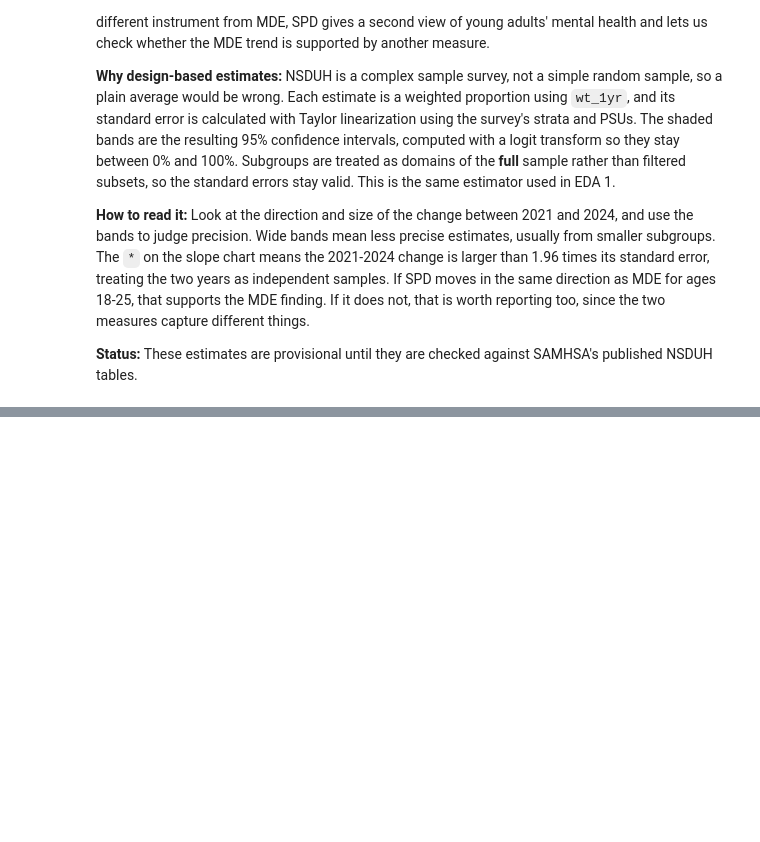
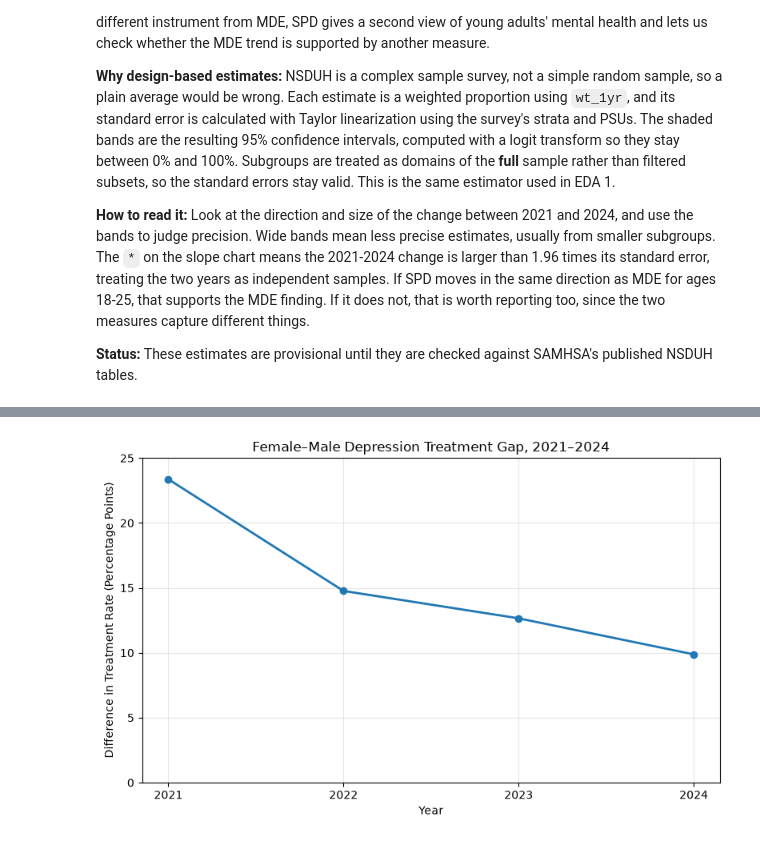
Before and after one commit to caitlinbui/Mental-Health-Post-Covid-Analysis-Project, a Jupyter notebook: Data_Cleaning.ipynb, the cells around one changed output, grey strips where cells are left out. Cells and saved outputs as stored; diff of their text form; code cells hidden in the pictures; blank space fills up the shorter version.

```diff
--- a/Data_Cleaning.ipynb
+++ b/Data_Cleaning.ipynb
@@ -1276,0 +1286,23 @@ group
+# %%
+sex_gap = sex_plot["Female"] - sex_plot["Male"]
+
+fig, ax = plt.subplots(figsize=(8, 5))
+
+ax.plot(
+    sex_gap.index,
+    sex_gap.values,
+    marker="o",
+    linewidth=2
+)
+
+ax.set_title("Female–Male Depression Treatment Gap, 2021–2024")
+ax.set_xlabel("Year")
+ax.set_ylabel("Difference in Treatment Rate (Percentage Points)")
+ax.set_xticks([2021, 2022, 2023, 2024])
+ax.set_ylim(0, 25)
+ax.grid(alpha=0.3)
+
+plt.tight_layout()
+plt.show()
+# %% [output]
+[figure, added]
```
Also changed, not shown: parts of 34 cells of this notebook.
